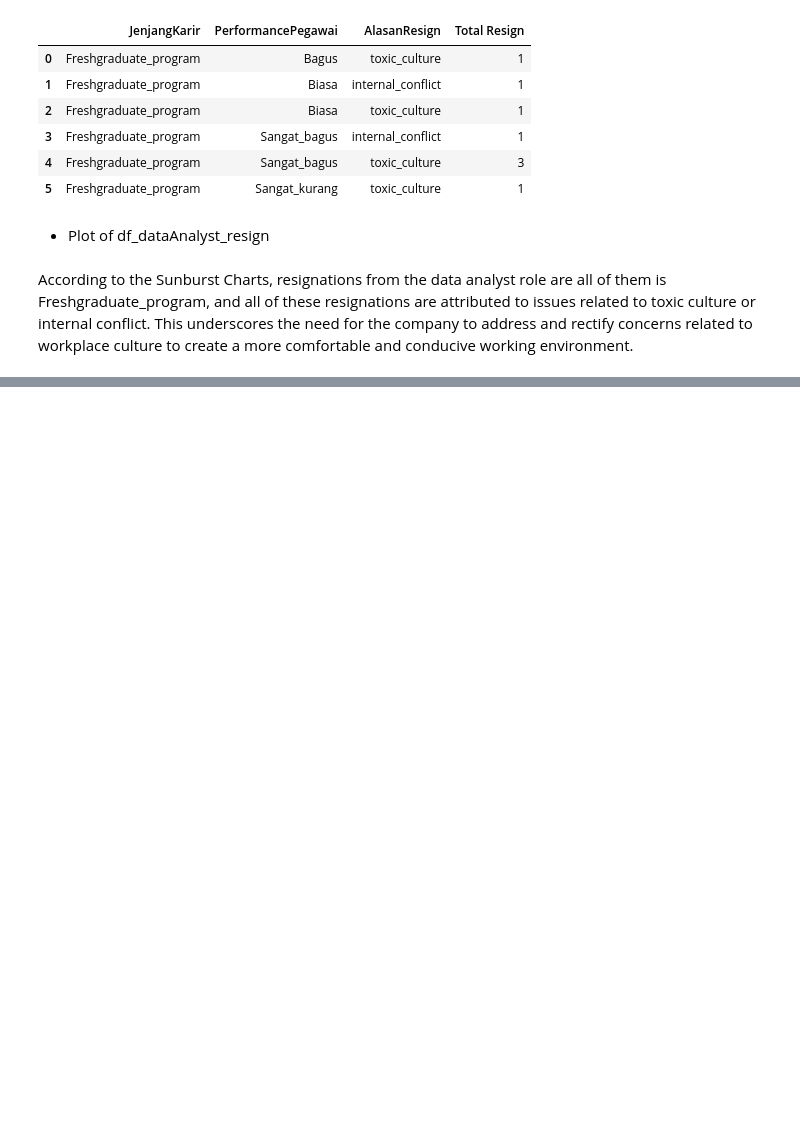
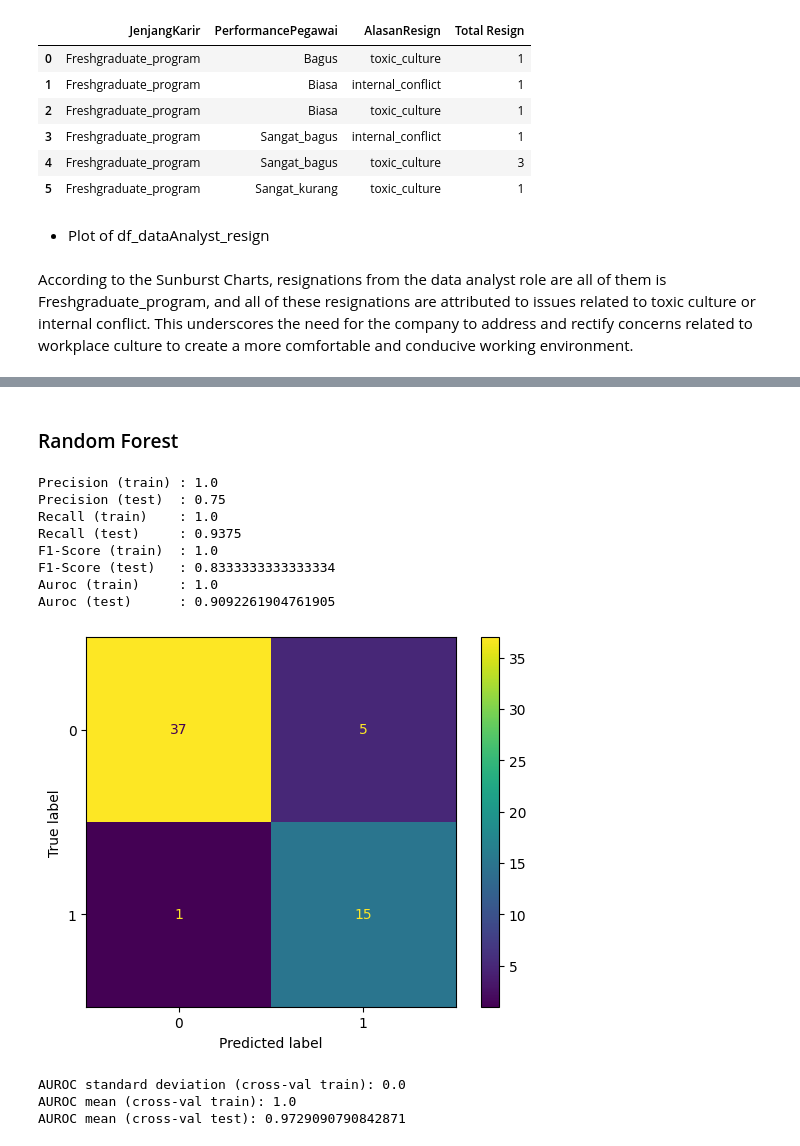
Before and after one commit to kevinusmayadhyw/Improving-Employee-Retention-By-Predicting-Employee-Attrition-Using-Machine-Learning, a Jupyter notebook: Code - Improving Employee Retention By Predicting Employee Attrition Using Machine Learning.ipynb, the cells around one changed output, grey strips where cells are left out. Cells and saved outputs as stored; diff of their text form; code cells hidden in the pictures; blank space fills up the shorter version.

```diff
--- a/Code - Improving Employee Retention By Predicting Employee Attrition Using Machine Learning.ipynb
+++ b/Code - Improving Employee Retention By Predicting Employee Attrition Using Machine Learning.ipynb
@@ -516,0 +825,20 @@ According to the Sunburst Charts, resignations from the data analyst role are al
+# %% [markdown]
+### Random Forest
+# %%
+randomforest, result_train_randomforest, result_test_randomforest = train_model(RandomForestClassifier(random_state=3), X_train, X_test, y_train, y_test)
+# %% [output]
+Precision (train) : 1.0
+Precision (test)  : 0.75
+Recall (train)    : 1.0
+Recall (test)     : 0.9375
+F1-Score (train)  : 1.0
+F1-Score (test)   : 0.8333333333333334
+Auroc (train)     : 1.0
+Auroc (test)      : 0.9092261904761905
+[figure, added]
+# %%
+crossval(randomforest, X_train, y_train)
+# %% [output]
+AUROC standard deviation (cross-val train): 0.0
+AUROC mean (cross-val train): 1.0
+AUROC mean (cross-val test): 0.9729090790842871
```
Also changed, not shown: parts of 73 cells of this notebook.
